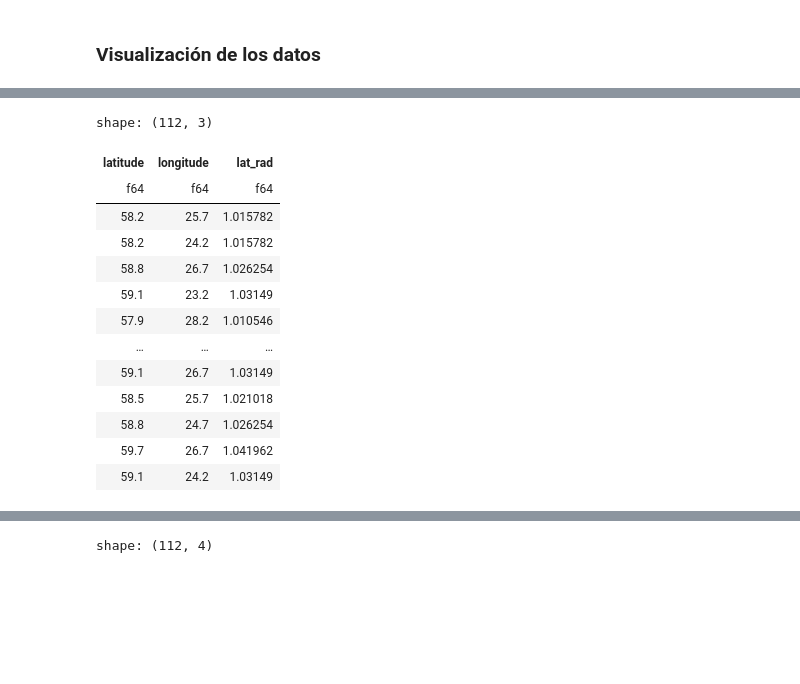
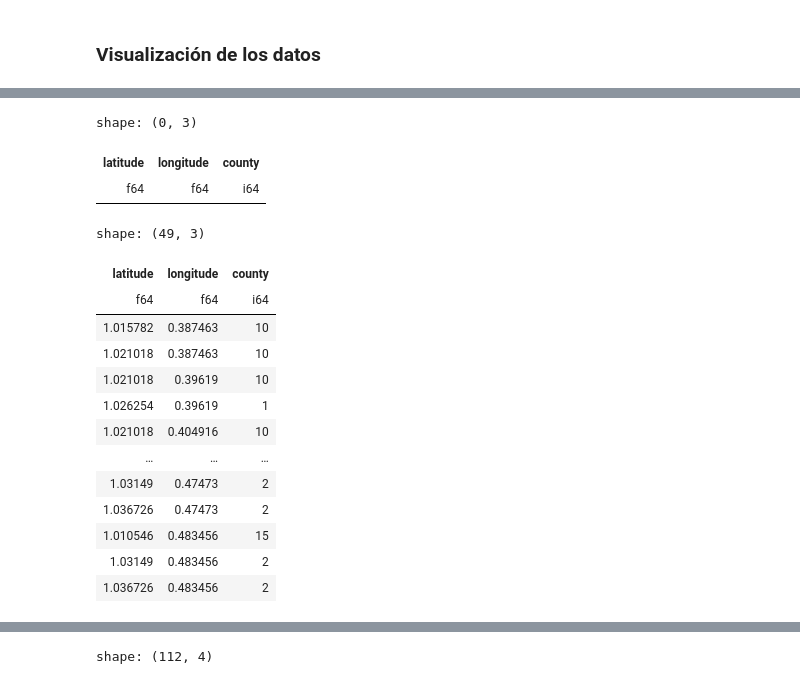
Before and after one commit to pabbuen/TFG-ProduccionElectrica, a Jupyter notebook: codigo/notebooks/preprocessing.ipynb, the cells around one changed output, grey strips where cells are left out. Saved outputs shown, nothing was run; the diff lists cells and outputs as text; code cells hidden in the pictures; blank space fills up the shorter version.

```diff
--- a/codigo/notebooks/preprocessing.ipynb
+++ b/codigo/notebooks/preprocessing.ipynb
@@ -81,17 +180,28 @@ coords1 = coords1.unique()
+# %%
+coords.filter(
+    (pl.col("latitude") == 57.6) &
+    (pl.col("longitude") == 25.7)
+)
+# %% [output]
+shape: (0, 3)
+| latitude | longitude | county |
+| f64 | f64 | i64 |
 # %%
-coords1.with_columns(pl.col("latitude").radians().alias("lat_rad"))
+dfs["weather_station"]["latitude", "longitude", "county"].with_columns(
+    pl.col("latitude", "longitude").radians()
+).drop_nulls()
 # %% [output]
-shape: (112, 3)
+shape: (49, 3)
-| latitude | longitude | lat_rad |
-| f64 | f64 | f64 |
-| 58.2 | 25.7 | 1.015782 |
-| 58.2 | 24.2 | 1.015782 |
-| 58.8 | 26.7 | 1.026254 |
-| 59.1 | 23.2 | 1.03149 |
-| 57.9 | 28.2 | 1.010546 |
+| latitude | longitude | county |
+| f64 | f64 | i64 |
+| 1.015782 | 0.387463 | 10 |
+| 1.021018 | 0.387463 | 10 |
+| 1.021018 | 0.39619 | 10 |
+| 1.026254 | 0.39619 | 1 |
+| 1.021018 | 0.404916 | 10 |
 | … | … | … |
-| 59.1 | 26.7 | 1.03149 |
-| 58.5 | 25.7 | 1.021018 |
-| 58.8 | 24.7 | 1.026254 |
-| 59.7 | 26.7 | 1.041962 |
-| 59.1 | 24.2 | 1.03149 |
+| 1.03149 | 0.47473 | 2 |
+| 1.036726 | 0.47473 | 2 |
+| 1.010546 | 0.483456 | 15 |
+| 1.03149 | 0.483456 | 2 |
+| 1.036726 | 0.483456 | 2 |
```
Also changed, not shown: parts of 20 cells of this notebook, 3 other files.
